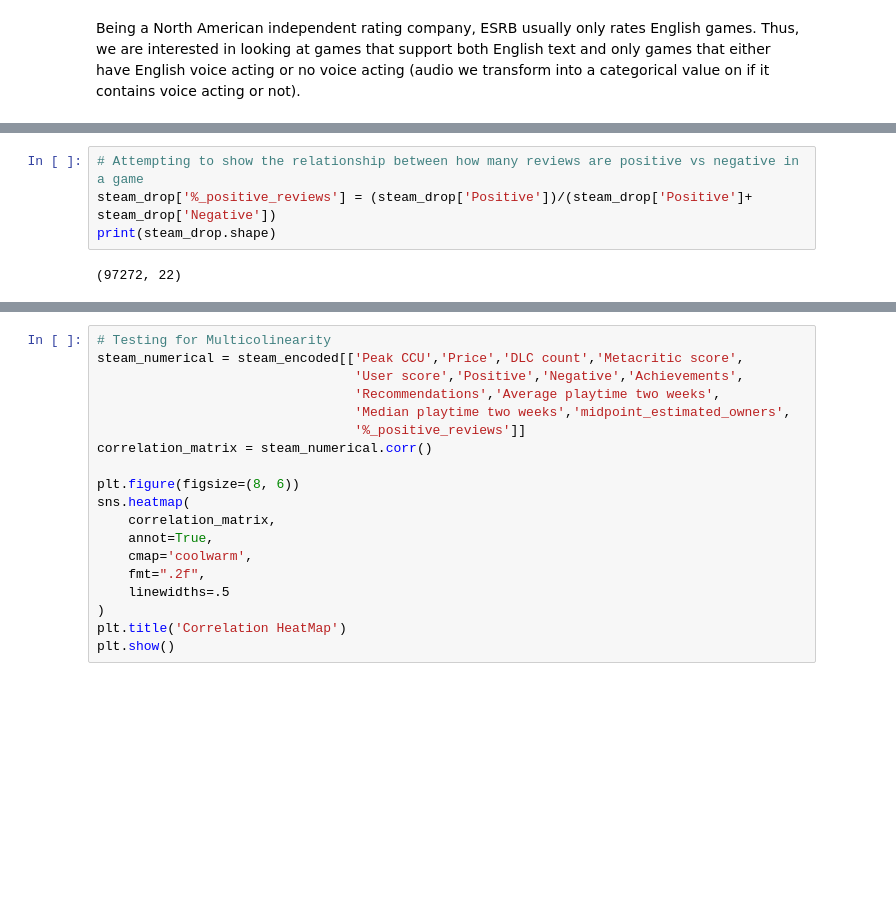
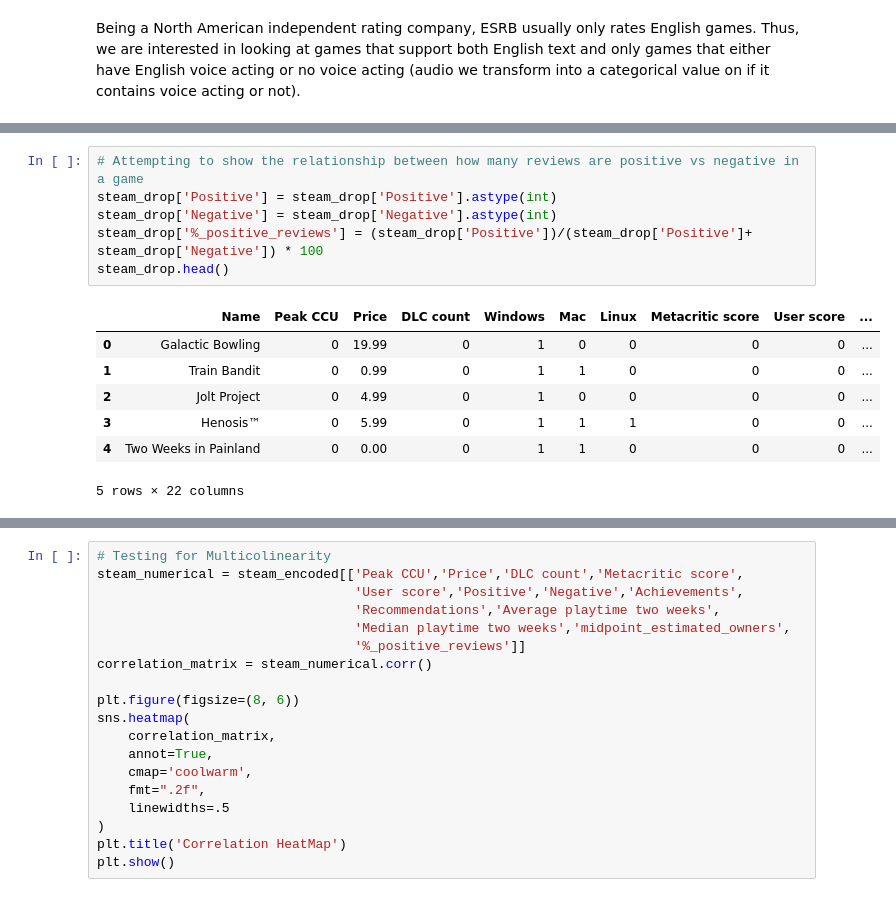
Before and after one commit to zakirangwala/esrb-wizard, a Jupyter notebook: notebooks/model_demo_colab.ipynb, the cells around one changed output, grey strips where cells are left out. Drawn from its saved outputs; the diff is of its cells as text; blank space fills up the shorter version.

```diff
--- a/notebooks/model_demo_colab.ipynb
+++ b/notebooks/model_demo_colab.ipynb
@@ -146,10 +160,18 @@ steam_drop.head()
 5 rows × 21 columns
 # %%
 # Attempting to show the relationship between how many reviews are positive vs negative in a game
-steam_drop['%_positive_reviews'] = (steam_drop['Positive'])/(steam_drop['Positive']+ steam_drop['Negative'])
-print(steam_drop.shape)
+steam_drop['Positive'] = steam_drop['Positive'].astype(int)
+steam_drop['Negative'] = steam_drop['Negative'].astype(int)
+steam_drop['%_positive_reviews'] = (steam_drop['Positive'])/(steam_drop['Positive']+ steam_drop['Negative']) * 100
+steam_drop.head()
 # %% [output]
+|  | Name | Peak CCU | Price | DLC count | Windows | Mac | Linux | Metacritic score | User score | ... |
+| 0 | Galactic Bowling | 0 | 19.99 | 0 | 1 | 0 | 0 | 0 | 0 | ... |
+| 1 | Train Bandit | 0 | 0.99 | 0 | 1 | 1 | 0 | 0 | 0 | ... |
+| 2 | Jolt Project | 0 | 4.99 | 0 | 1 | 0 | 0 | 0 | 0 | ... |
+| 3 | Henosis™ | 0 | 5.99 | 0 | 1 | 1 | 1 | 0 | 0 | ... |
+| 4 | Two Weeks in Painland | 0 | 0.00 | 0 | 1 | 1 | 0 | 0 | 0 | ... |
-(97272, 22)
+5 rows × 22 columns
 # %%
 # Working to transform categorical list columns via multilabel encoding
 import ast
```
Also changed, not shown: parts of 10 cells of this notebook.
